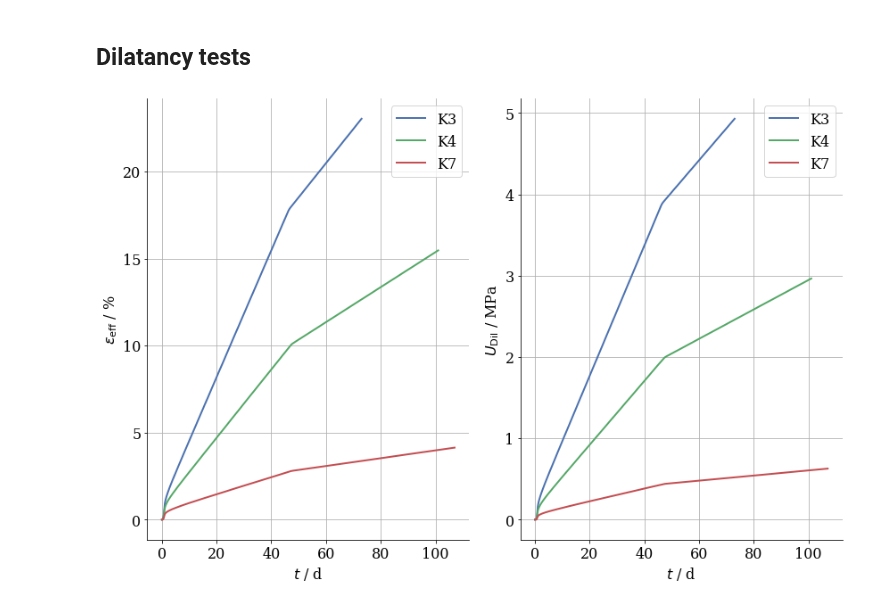
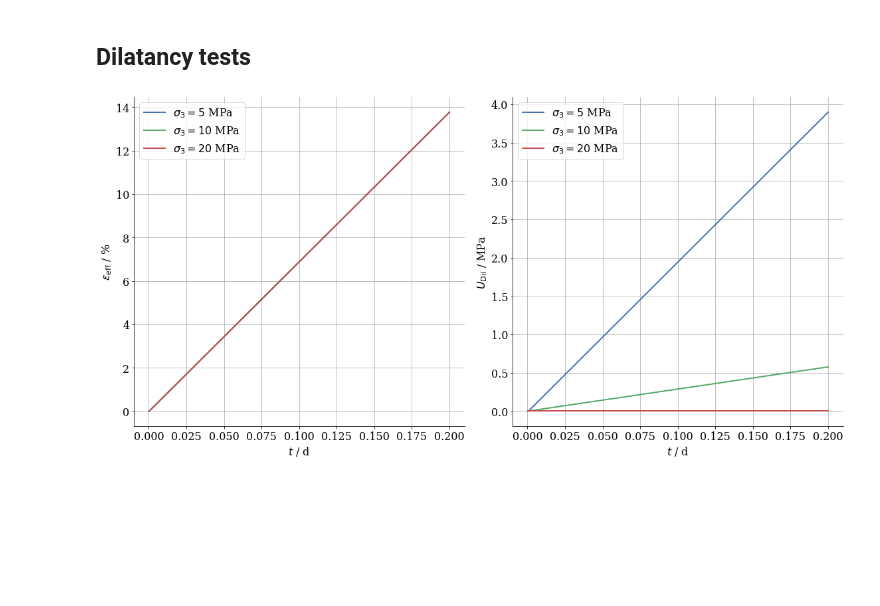
Before and after one commit to nagelt/MechanicsTrainingCourse2020, a Jupyter notebook: MFront/GSdam.ipynb, the cells around one changed output. Drawn from its saved outputs; the diff is of its cells as text; code cells hidden in the pictures; blank space fills up the shorter version.

```diff
--- a/MFront/GSdam.ipynb
+++ b/MFront/GSdam.ipynb
@@ -438,5 +46,21 @@ ax.legend();
 # %% [markdown]
 ## Dilatancy tests
+# %%
+E = 25e4 #MPa
+nu = 0.27
+#
+Ap = 5.5e-40 #1/d
+npe = 10.6
+s0 = 1.0 #MPa
+mup = 5.25
+epsv0 = 0.0001 # very sensitive parameter!
+#
+As1 = 0.05
+Q1 = 40e3
+ns1 = 4.0
+As2 = 0.02
+Q2 = 65e3
+ns2 = 1.0
 # %%
 #HIDDEN
 def run_creep_Asse_dil(T = 299, t1=45, t2 = 30, sdiff1=-25, sdiff2 = -25, s3 = -20.):
@@ -446,7 +70,7 @@ def run_creep_Asse_dil(T = 299, t1=45, t2 = 30, sdiff1=-25, sdiff2 = -25, s3 = -
     m.setBehaviour('generic', './src/libBehaviour.so', 'GuentherSalzerDilatancy_semi_expl')
     m.setImposedStress('SXX', s3)
     m.setImposedStress('SYY', s3)
-    m.setImposedStress('SZZ', {0: s3, 1:s3+sdiff1, t1: s3+sdiff1, t1+1: s3+sdiff2, t2+t1: s3+sdiff2})
+    m.setImposedStress('SZZ', {0: s3, t1/100:s3+sdiff1, t1: s3+sdiff1, t1+t2/100: s3+sdiff2, t2+t1: s3+sdiff2})
     m.setImposedStress('SXZ', 0.0)
     m.setImposedStress('SYZ', 0.0)
     m.setImposedStress('SXY', 0.0)
@@ -475,29 +99,26 @@ def run_creep_Asse_dil(T = 299, t1=45, t2 = 30, sdiff1=-25, sdiff2 = -25, s3 = -
         m.execute(s, wk, t_discrete[i], t_discrete[i + 1])
         p = s.getInternalStateVariableValue('DilatancyWork')
         Udil = np.append(Udil,p)
-        numerical = np.append(numerical,eps_eff(s.e1[0],s.e1[1],s.e1[2]))#effective strain
+        numerical = np.append(numerical,s.e1[2])#effective strain
     return t_discrete, numerical, Udil
 # %%
 #HIDDEN
-fig,ax = plt.subplots(figsize=(12,8),ncols=2)
-t3, e3, u3 = run_creep_Asse_dil(T = 333, t1 = 46, t2 = 27, sdiff1 = -22, sdiff2 = -20, s3 = -20)
-t4, e4, u4 = run_creep_Asse_dil(T = 333, t1 = 47, t2 = 54, sdiff1 = -20, sdiff2 = -18, s3 = -20)
-t7, e7, u7 = run_creep_Asse_dil(T = 333, t1 = 47, t2 = 60, sdiff1 = -16, sdiff2 = -14, s3 = -20)
-ax[0].plot(t3[1:],e3[1:]*100, label= 'K3')
-ax[0].plot(t4[1:],e4[1:]*100, label= 'K4')
-ax[0].plot(t7[1:],e7[1:]*100, label= 'K7')
+fig,ax = plt.subplots(figsize=(16,8),ncols=2)
+for sig3 in [5,10,20]:
+    t, e, u = run_creep_Asse_dil(T = 293, t1 = 0.1, t2 = .1, sdiff1 = -60, sdiff2 = -60, s3 = -sig3)
+    ax[0].plot(t[1:],-e[1:]*100, label= '$\\sigma_3 = %i$ MPa' %sig3)
+    ax[1].plot(t[1:],u[1:], label= '$\\sigma_3 = %i$ MPa' %sig3)
+
 ax[0].set_xlabel('$t$ / d')
 ax[0].set_ylabel('$\\epsilon_\\mathrm{eff}$ / %')
 ax[0].grid('both')
 ax[0].legend()
 
-ax[1].plot(t3[1:],u3[1:], label= 'K3')
-ax[1].plot(t4[1:],u4[1:], label= 'K4')
-ax[1].plot(t7[1:],u7[1:], label= 'K7')
+
 ax[1].set_xlabel('$t$ / d')
 ax[1].set_ylabel('$U_\\mathrm{Dil}$ / MPa')
 ax[1].grid('both')
 ax[1].legend()
 fig.tight_layout();
 # %% [output]
-[figure, old version]
+[figure, new version]
```
Also changed, not shown: parts of 21 cells of this notebook, 1 other file.
